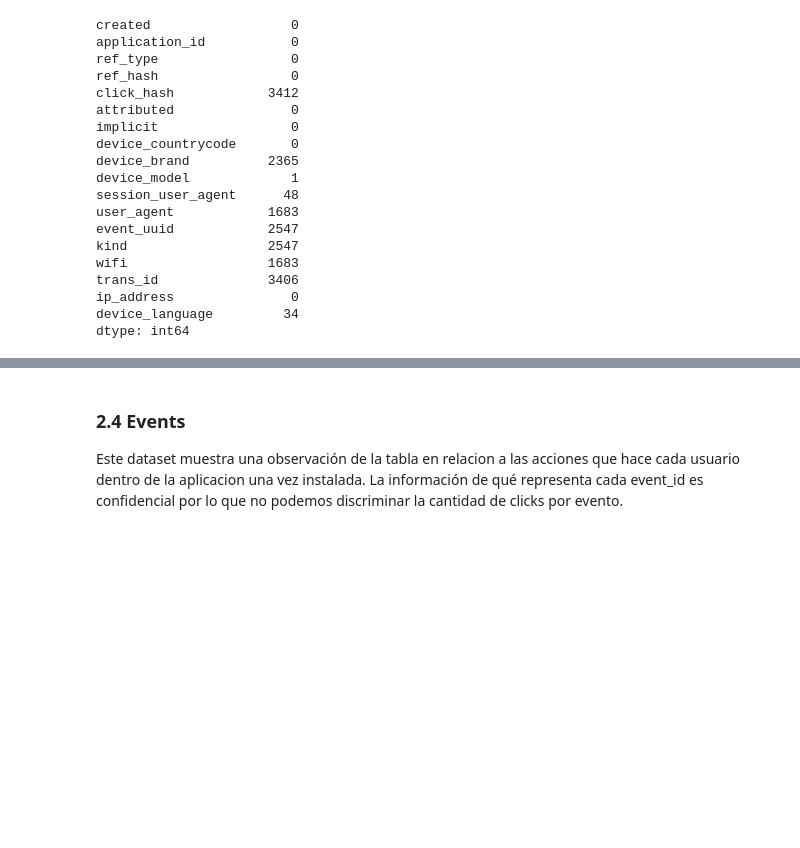
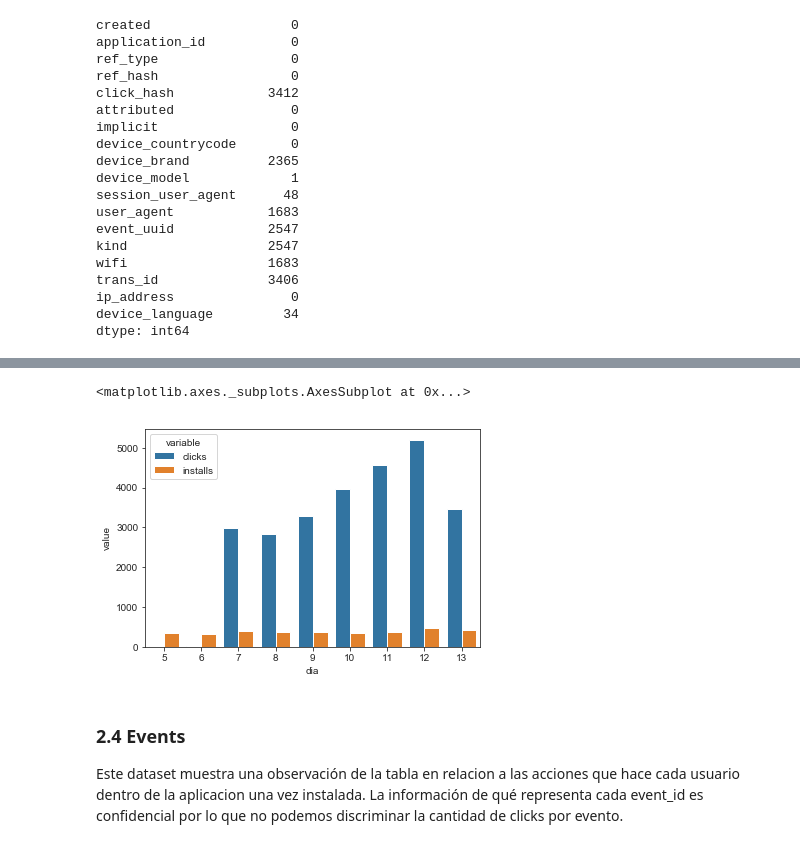
Before and after one commit to flor14/Organizacion_de_datos_2019, a Jupyter notebook: Tp1_datos.ipynb, the cells around one changed output, grey strips where cells are left out. Cells and saved outputs as stored; diff of their text form; code cells hidden in the pictures; blank space fills up the shorter version.

```diff
--- a/Tp1_datos.ipynb
+++ b/Tp1_datos.ipynb
@@ -355,3 +364,17 @@ clicks.describe()
+# %%
+# grafico como barras
+n_clicks = clicks.groupby("dia").agg({"dia":"count"})
+n_installs = installs.groupby("dia").agg({"dia":"count"})
+
+#para click defini estas columnas antes
+df_bar = pd.DataFrame({'clicks': n_clicks["dia"], 'installs' : n_installs["dia"]})
+
+df_bar = pd.melt(df_bar.reset_index(),id_vars=["dia"])
+
+sns.barplot(x='dia', y='value', hue='variable', data=df_bar)
+# %% [output]
+<matplotlib.axes._subplots.AxesSubplot at 0x...>
+[figure, added]
 # %% [markdown]
 ### 2.4 Events
 
```
Also changed, not shown: parts of 16 cells of this notebook.
